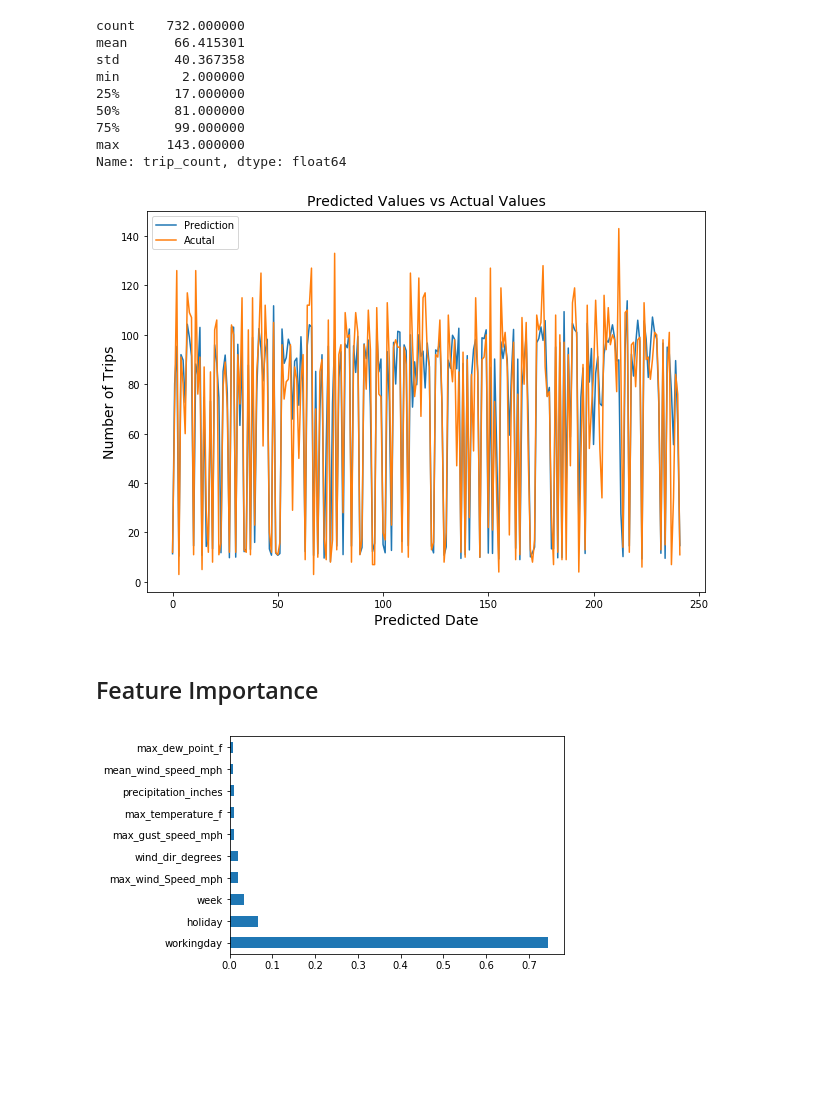
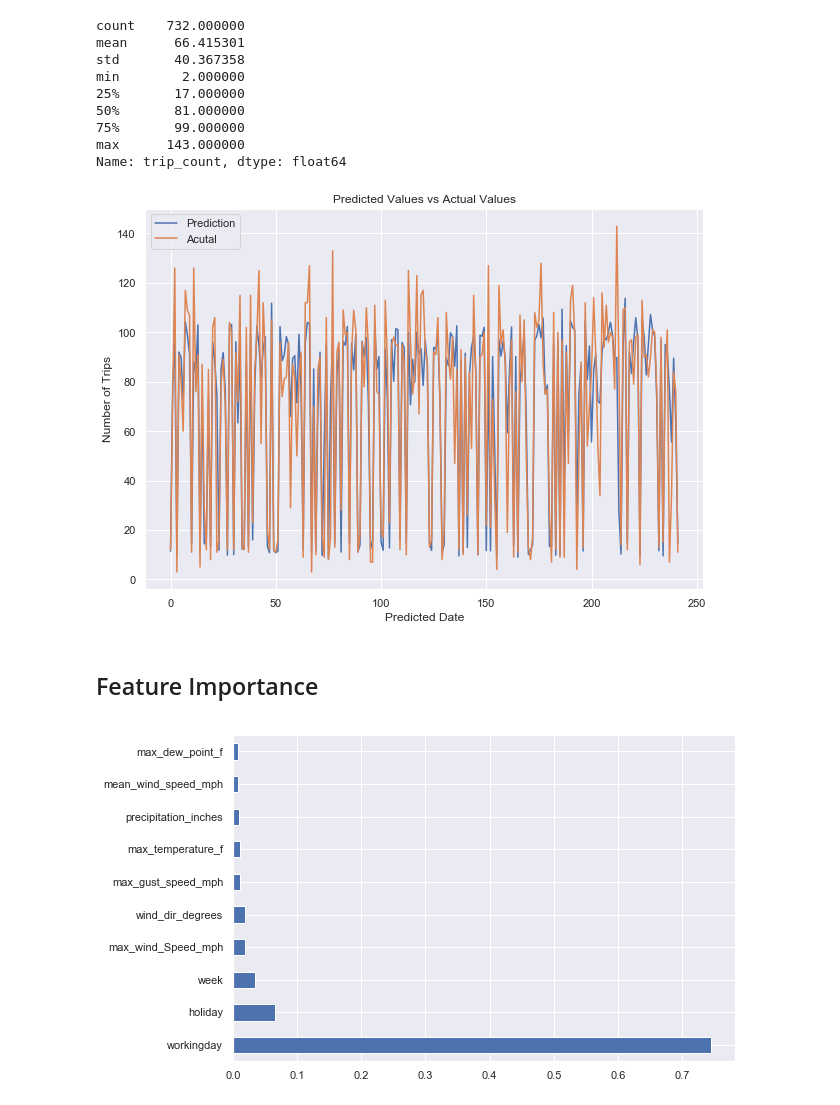
Before and after one commit to ruicao87/Springboard-Capstone-Project-2, a Jupyter notebook: capstone project 2.ipynb, the cells around one changed output. Drawn from its saved outputs; the diff is of its cells as text; code cells hidden in the pictures; blank space fills up the shorter version.

```diff
--- a/capstone project 2.ipynb
+++ b/capstone project 2.ipynb
@@ -371,6 +370,8 @@ plt.title('Top 10 common end station')
 plt.show()
 # %% [output]
 [figure]
+# %%
+trip.subscription_type= trip.subscription_type.map({'Subscriber':'Subscriber',"Customer":'No Subscriber'})
 # %%
 # anuual trip_counts by user type
 total_count =trip.groupby(['date','subscription_type']).size().to_frame('count').reset_index()
@@ -386,4 +387,5 @@ total_count.head()
 # %%
+sns.set()
 plt.figure(figsize=(15,8))
 sns.lineplot(x='date',y='count',hue ='subscription_type',data=total_count)
 plt.title('annual users count by suscription_type')
@@ -680,6 +691,7 @@ for col in ['station_name','events','week']:
     df[col] = df[col].astype('category')
 # %%
 # how events affects trip counts
+df.events = df.events.map({0:'Normal',1:'Rain',2:'Fog',3:'Fog-Rain'})
 events = df.groupby(['events','week']).trip_count.sum().to_frame('count').reset_index()
 events.head(10)
 # %% [output]
@@ -770,6 +782,9 @@ Townsend at 7th                                  23571
 Market at Sansome                                23524
 Market at 10th                                   19777
 Name: start_station_name, dtype: int64
+# %%
+# change events column dtype to numerical data
+df.events=df.events.map({'Normal':0,'Rain':1,'Fog':2,'Fog-Rain':3})
 # %%
 df1 = df[df.station_name =='San Francisco Caltrain (Townsend at 4th)']
 # %%
@@ -903,17 +910,18 @@ plt.figure(figsize=(10,7))
 plt.plot(predicted)
 plt.plot(y_test)
 plt.legend(['Prediction', 'Acutal'])
-plt.ylabel("Number of Trips", fontsize = 14)
-plt.xlabel("Predicted Date", fontsize = 14)
-plt.title("Predicted Values vs Actual Values", fontsize = 14)
+plt.ylabel("Number of Trips")
+plt.xlabel("Predicted Date")
+plt.title("Predicted Values vs Actual Values")
 plt.show()
 # %% [output]
-[figure, old version]
+[figure, new version]
 # %% [markdown]
 ## Feature Importance
 # %%
+plt.figure(figsize=(9,6))
 feature_importance = pd.Series(rfr_1.feature_importances_,index=X_train.columns)
 feature_importance.nlargest(10).plot(kind='barh')
 plt.show()
 # %% [output]
-[figure, old version]
+[figure, new version]
```
Also changed, not shown: parts of 22 cells of this notebook.
